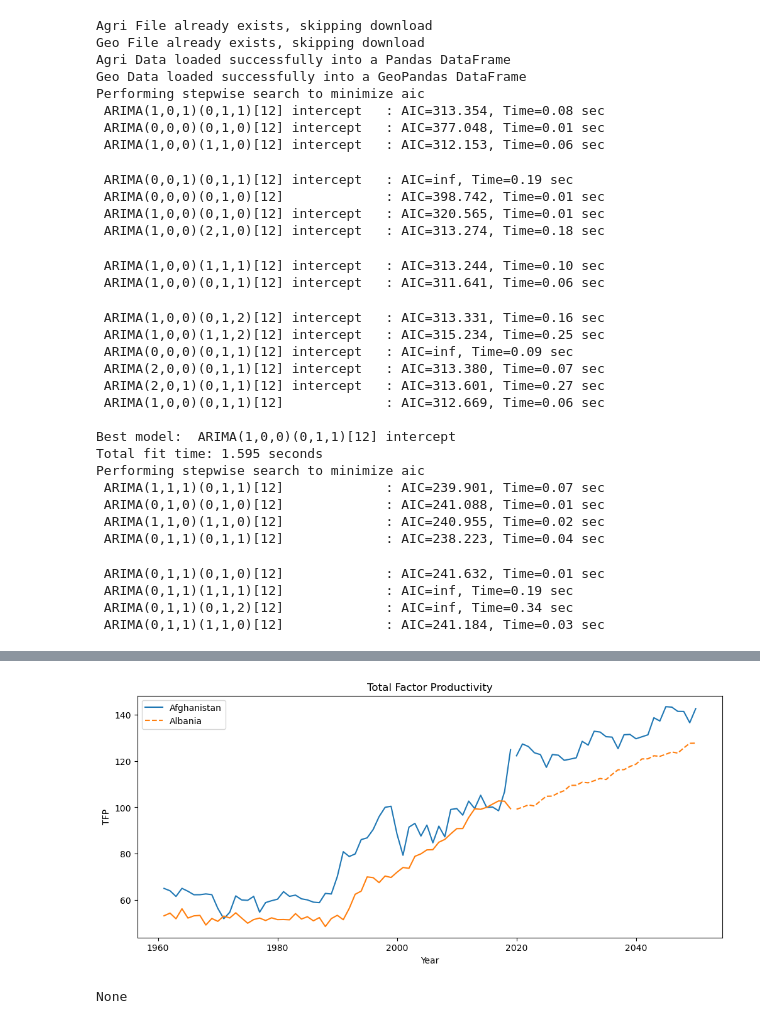
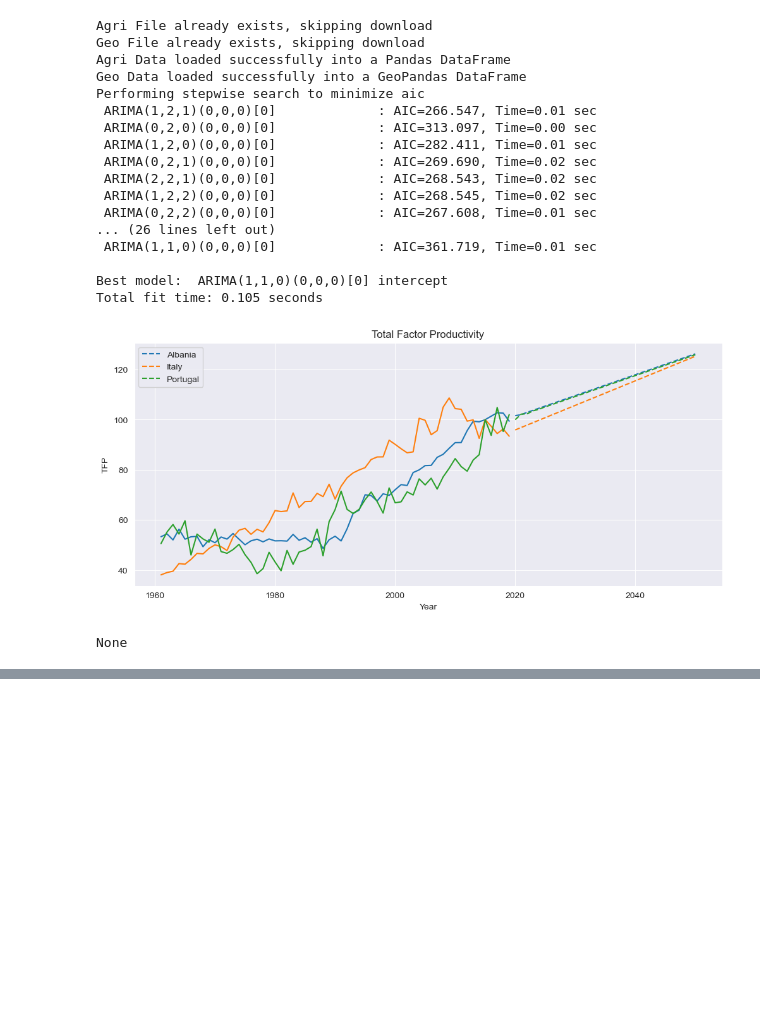
Before and after one commit to mfish00/Advanced-Programming-for-Data-Science-Project, a Jupyter notebook: Prototype Notebook/Methods.ipynb, the cells around one changed output, grey strips where cells are left out. Cells and saved outputs as stored; diff of their text form; code cells hidden in the pictures; blank space fills up the shorter version.

Commit message:
we should check dictionary, but it is okay. The predictions are weird ngl but I am working on it. Datasets were updated and parameters for auto arima changed

```diff
--- a/Prototype Notebook/Methods.ipynb
+++ b/Prototype Notebook/Methods.ipynb
@@ -291,22 +291,22 @@ class Agros_class:
         if not isinstance(year, int):
             raise ValueError("Year must be an integer.")
 
-
+        #'Democratic Republic of Congo':'Democratic Republic of the Congo','Democratic Republic of Congo':'Dem. Rep. Congo','Congo' :'Republic of the Congo','Dem. Rep. Congo':'Democratic Republic of Congo'
          # Dictionary for merging countries
         self.merge_dict = {
             'United States': 'United States of America',
             'Dominican Republic' : 'Dominica',
             'Democratic Republic of Congo':'Democratic Republic of the Congo',
-            'Congo' :'Republic of the Congo',
-            'Democratic Republic of Congo':'Dem. Rep. Congo',
             'Bahamas' : 'The Bahamas',
-            'United Republic of Tanzania' : 'Tanzania',
+            'Tanzania' : 'United Republic of Tanzania',
             'Eswatini' : 'eSwatini',
             'Myanmar' : 'Burma',
             'North Macedonia' : 'Macedonia, Republic of',
             'Central African Republic' : 'Central African Rep.',
             'South Sudan' : 'S. Sudan',
-            'Bosnia and Herzegovina':'Bosnia and Herz.'
+            'Bosnia and Herzegovina':'Bosnia and Herz.',
+            'N. Cyprus' : 'Cyprus',
+            'Republic of Chad' : 'Chad'
         }
 
 
@@ -314,17 +314,17 @@ class Agros_class:
         # Filter data for given year
         self.data = self.data[self.data['Year'] == year]
 
-        #Get the average of the tfp of country in that given year
-        tpf_avg_df = self.data.groupby("Entity")["tfp"].mean().reset_index()
+        #Get the average of the tfp of country in that given year for the case that we have >1 tfp values
+        #tpf_avg_df = self.data.groupby("Entity")["tfp"].mean().reset_index()
 
         # Rename country names to match the ones in the geographical data
-        tpf_avg_df['Entity'] = tpf_avg_df['Entity'].replace(self.merge_dict)
+        self.data['Entity'] = self.data['Entity'].replace(self.merge_dict)
 
         # Read geographical data
-        geo_data = gpd.read_file(gpd.datasets.get_path('naturalearth_lowres'))
+        geo_data = self.geo[['ADMIN', 'geometry']]
 
         # Merge dataframes
-        merge_data = geo_data.merge(tpf_avg_df, left_on='name', right_on='Entity')
+        merge_data = geo_data.merge(self.data, left_on='ADMIN', right_on='Entity')
 
       # Plot choropleth map
        # Define color scheme
@@ -372,69 +372,57 @@ class Agros_class:
         valid_data = valid_data[["Entity", "tfp"]]
 
 
-        # Plot actual and predicted TFP data
+       # Plot actual and predicted TFP data
         colors = plt.cm.tab10.colors[:len(valid_countries)]
-        linestyles = ["-", "--", ":"]
+        linestyles = ["-", "-.", ":"]
         plt.rc("axes", prop_cycle=plt.cycler("linestyle", linestyles))
         fig, ax = plt.subplots(figsize=(12, 5))
 
         for i, country in enumerate(valid_countries):
             country_data = valid_data[valid_data["Entity"] == country]
-            ax.plot(country_data["tfp"], color=colors[i], linestyle=linestyles[0])
+            ax.plot(country_data["tfp"], color=colors[i], linestyle="-")
+            warnings.filterwarnings("ignore")
 
             # Fit ARIMA model to the data
             model = auto_arima(country_data["tfp"],
-                               start_p=1, start_q=1, max_p=3, max_q=3,
-                               m=12, start_P=0, seasonal=True, d=None, D=1,
+                               start_p=1, start_q=1, max_p=5, max_q=5,
+                               m=1, start_P=0, seasonal=True, d=None, D=1,
                                trace=True, error_action="ignore", suppress_warnings=True, stepwise=True)
 
             # Make predictions for future years
             future_years = range(max(valid_data.index)+1, 2051)
             forecast = model.predict(n_periods=len(future_years))
 
             # Plot predicted TFP values
-            ax.plot(future_years, forecast, color=colors[i], linestyle=linestyles[i%3], label=country)
+            ax.plot(future_years, forecast, color=colors[i], linestyle="--", label=country)
 
         ax.set_xlabel("Year")
         ax.set_ylabel("TFP")
         ax.set_title("Total Factor Productivity")
         ax.legend()
         plt.show()
 
 
 
 agros = Agros_class()
-print(agros.predictor("Afghanistan", "Albania"))
+print(agros.predictor("Albania", "Italy", "Portugal"))
 # %% [output]
 Agri File already exists, skipping download
 Geo File already exists, skipping download
 Agri Data loaded successfully into a Pandas DataFrame
 Geo Data loaded successfully into a GeoPandas DataFrame
 Performing stepwise search to minimize aic
- ARIMA(1,0,1)(0,1,1)[12] intercept   : AIC=313.354, Time=0.08 sec
- ARIMA(0,0,0)(0,1,0)[12] intercept   : AIC=377.048, Time=0.01 sec
- ARIMA(1,0,0)(1,1,0)[12] intercept   : AIC=312.153, Time=0.06 sec
+ ARIMA(1,2,1)(0,0,0)[0]             : AIC=266.547, Time=0.01 sec
+ ARIMA(0,2,0)(0,0,0)[0]             : AIC=313.097, Time=0.00 sec
+ ARIMA(1,2,0)(0,0,0)[0]             : AIC=282.411, Time=0.01 sec
+ ARIMA(0,2,1)(0,0,0)[0]             : AIC=269.690, Time=0.02 sec
+ ARIMA(2,2,1)(0,0,0)[0]             : AIC=268.543, Time=0.02 sec
+ ARIMA(1,2,2)(0,0,0)[0]             : AIC=268.545, Time=0.02 sec
+ ARIMA(0,2,2)(0,0,0)[0]             : AIC=267.608, Time=0.01 sec
+... (26 lines left out)
+ ARIMA(1,1,0)(0,0,0)[0]             : AIC=361.719, Time=0.01 sec
+
+Best model:  ARIMA(1,1,0)(0,0,0)[0] intercept
+Total fit time: 0.105 seconds
+[figure, new version]
- ARIMA(0,0,1)(0,1,1)[12] intercept   : AIC=inf, Time=0.19 sec
- ARIMA(0,0,0)(0,1,0)[12]             : AIC=398.742, Time=0.01 sec
- ARIMA(1,0,0)(0,1,0)[12] intercept   : AIC=320.565, Time=0.01 sec
- ARIMA(1,0,0)(2,1,0)[12] intercept   : AIC=313.274, Time=0.18 sec
+None
- ARIMA(1,0,0)(1,1,1)[12] intercept   : AIC=313.244, Time=0.10 sec
- ARIMA(1,0,0)(0,1,1)[12] intercept   : AIC=311.641, Time=0.06 sec
- ARIMA(1,0,0)(0,1,2)[12] intercept   : AIC=313.331, Time=0.16 sec
- ARIMA(1,0,0)(1,1,2)[12] intercept   : AIC=315.234, Time=0.25 sec
- ARIMA(0,0,0)(0,1,1)[12] intercept   : AIC=inf, Time=0.09 sec
- ARIMA(2,0,0)(0,1,1)[12] intercept   : AIC=313.380, Time=0.07 sec
- ARIMA(2,0,1)(0,1,1)[12] intercept   : AIC=313.601, Time=0.27 sec
- ARIMA(1,0,0)(0,1,1)[12]             : AIC=312.669, Time=0.06 sec
-
-Best model:  ARIMA(1,0,0)(0,1,1)[12] intercept
-Total fit time: 1.595 seconds
-Performing stepwise search to minimize aic
- ARIMA(1,1,1)(0,1,1)[12]             : AIC=239.901, Time=0.07 sec
- ARIMA(0,1,0)(0,1,0)[12]             : AIC=241.088, Time=0.01 sec
- ARIMA(1,1,0)(1,1,0)[12]             : AIC=240.955, Time=0.02 sec
- ARIMA(0,1,1)(0,1,1)[12]             : AIC=238.223, Time=0.04 sec
- ARIMA(0,1,1)(0,1,0)[12]             : AIC=241.632, Time=0.01 sec
- ARIMA(0,1,1)(1,1,1)[12]             : AIC=inf, Time=0.19 sec
- ARIMA(0,1,1)(0,1,2)[12]             : AIC=inf, Time=0.34 sec
- ARIMA(0,1,1)(1,1,0)[12]             : AIC=241.184, Time=0.03 sec
@@ -452,3 +429 @@ Total fit time: 2.081 seconds
-[figure, old version]
-None
 # %%
```
Also changed, not shown: parts of 3 cells of this notebook.
